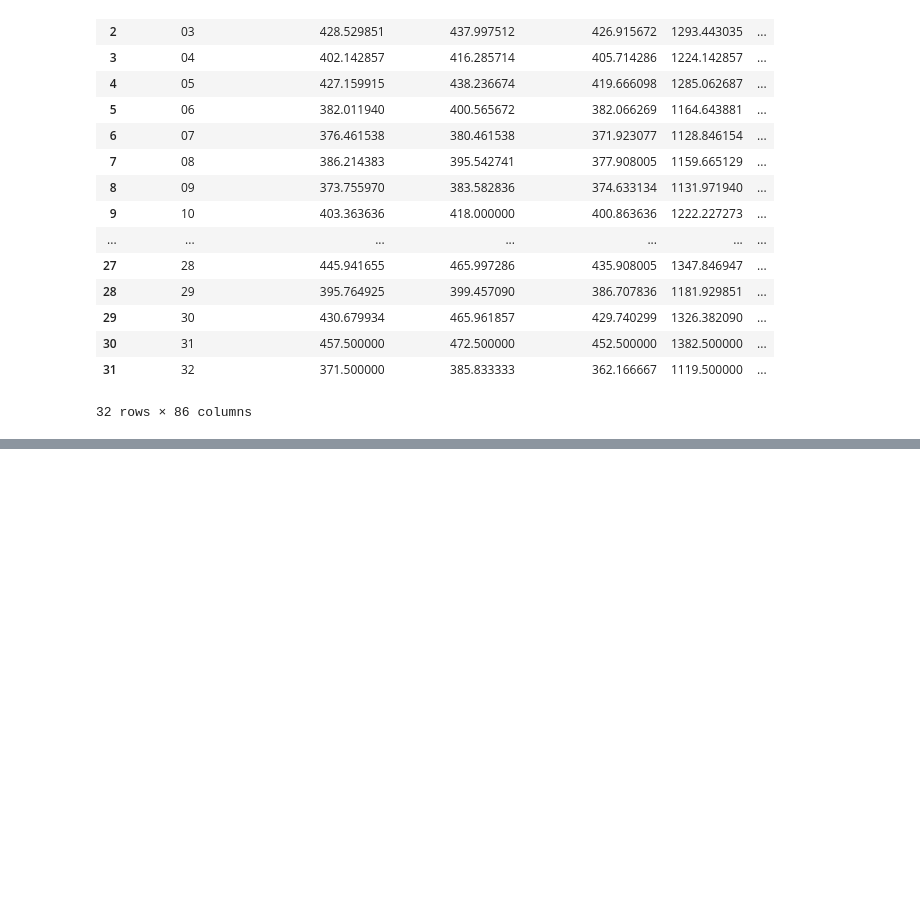
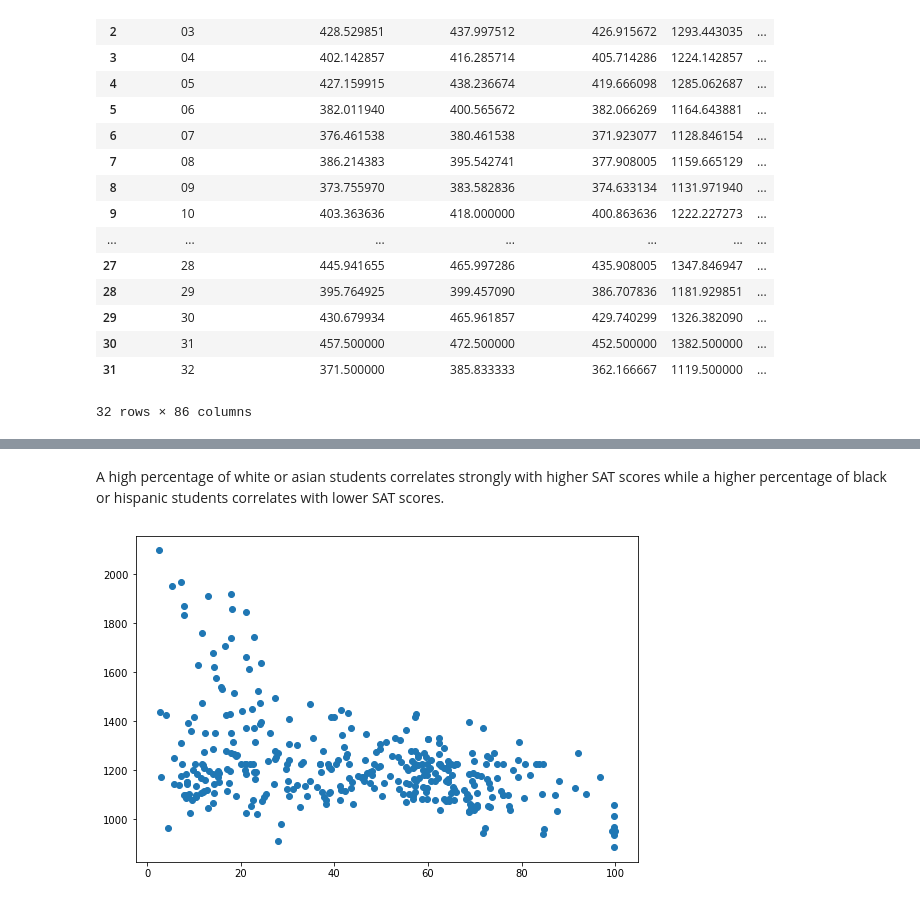
Before and after one commit to aegis301/nyc_high_school_project, a Jupyter notebook: cleaning_project.ipynb, the cells around one changed output, grey strips where cells are left out. Saved outputs shown, nothing was run; the diff lists cells and outputs as text; code cells hidden in the pictures; blank space fills up the shorter version.

```diff
--- a/cleaning_project.ipynb
+++ b/cleaning_project.ipynb
@@ -954,0 +1088,10 @@ Name: sat_score, dtype: float64
+# %% [markdown]
+A high percentage of white or asian students correlates strongly with higher SAT scores while a higher percentage of black or hispanic students correlates with lower SAT scores.
+# %%
+# plot hispanic_per against sat_score
+
+fig = plt.figure(figsize=(9,6))
+plt.scatter(combined.hispanic_per, combined.sat_score)
+plt.show()
+# %% [output]
+[figure, added]
```
Also changed, not shown: parts of 35 cells of this notebook.
